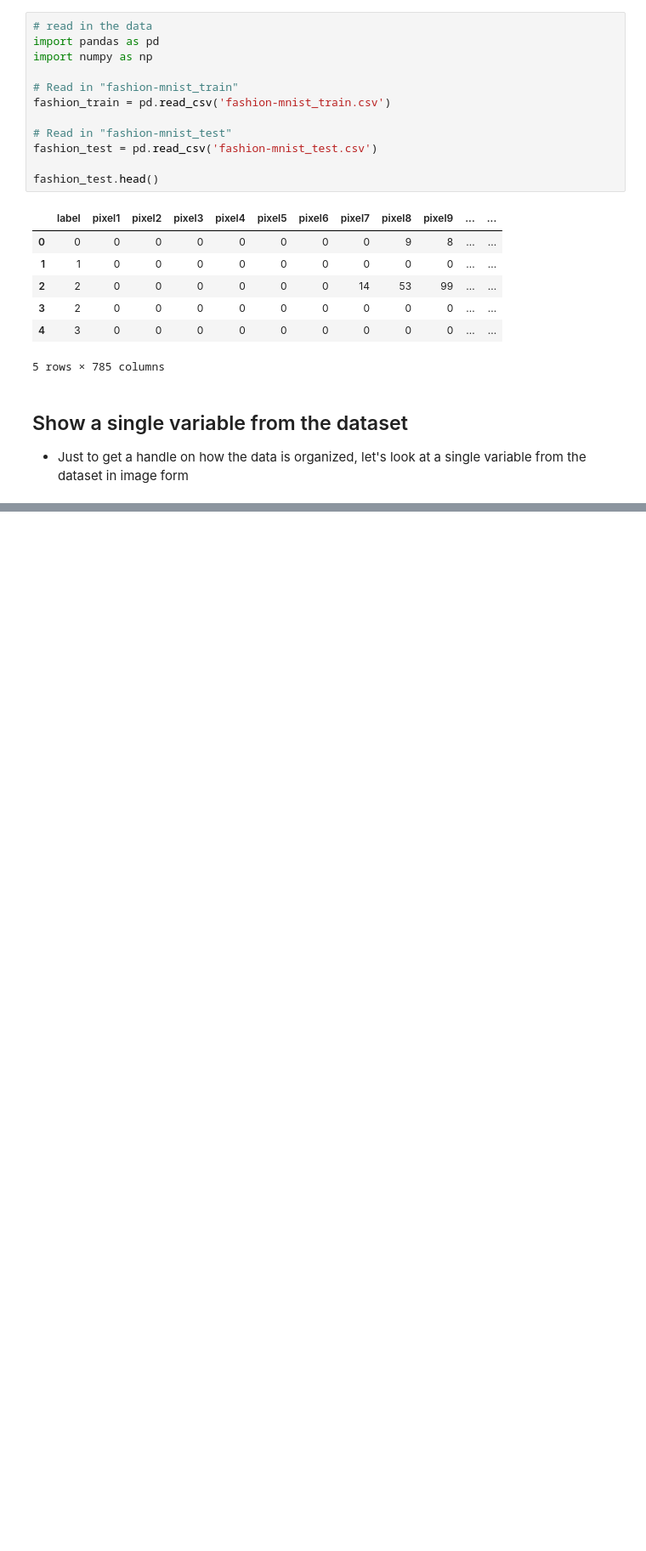
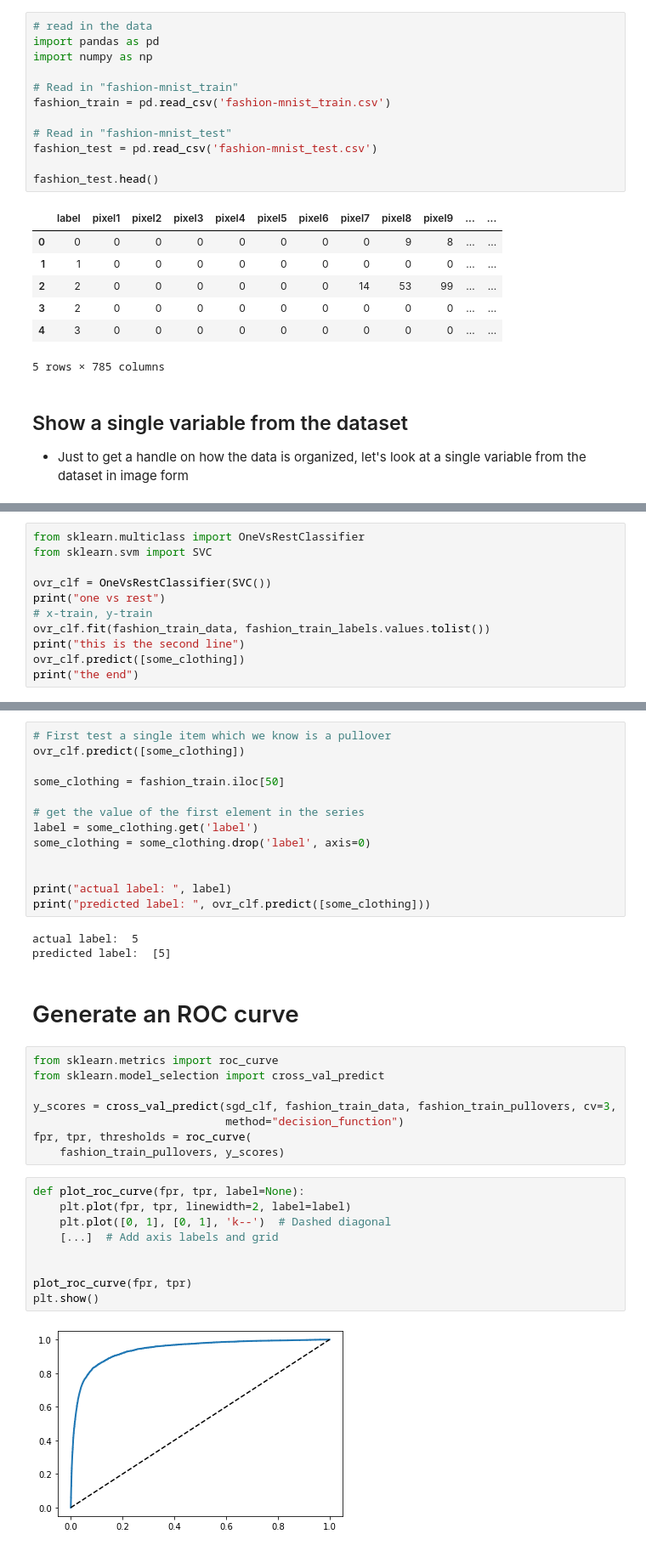
Before and after one commit to Gouldilocks/MNIST-Uber_Classification_AppliedML, a Jupyter notebook: Fashion.ipynb, the cells around one changed output, grey strips where cells are left out. Shown at 85% size. Drawn from its saved outputs; the diff is of its cells as text; blank space fills up the shorter version.

```diff
--- a/Fashion.ipynb
+++ b/Fashion.ipynb
@@ -69,0 +135,11 @@ SGDClassifier(random_state=42)
+# %%
+from sklearn.multiclass import OneVsRestClassifier
+from sklearn.svm import SVC
+
+ovr_clf = OneVsRestClassifier(SVC())
+print("one vs rest")
+# x-train, y-train
+ovr_clf.fit(fashion_train_data, fashion_train_labels.values.tolist())
+print("this is the second line")
+ovr_clf.predict([some_clothing])
+print("the end")
@@ -69,0 +150,37 @@ SGDClassifier(random_state=42)
+# %%
+# First test a single item which we know is a pullover
+ovr_clf.predict([some_clothing])
+
+some_clothing = fashion_train.iloc[50]
+
+# get the value of the first element in the series
+label = some_clothing.get('label')
+some_clothing = some_clothing.drop('label', axis=0)
+
+
+print("actual label: ", label)
+print("predicted label: ", ovr_clf.predict([some_clothing]))
+# %% [output]
+actual label:  5
+predicted label:  [5]
+# %% [markdown]
+# Generate an ROC curve
+# %%
+from sklearn.metrics import roc_curve
+from sklearn.model_selection import cross_val_predict
+
+y_scores = cross_val_predict(sgd_clf, fashion_train_data, fashion_train_pullovers, cv=3,
+                             method="decision_function")
+fpr, tpr, thresholds = roc_curve(
+    fashion_train_pullovers, y_scores)
+# %%
+def plot_roc_curve(fpr, tpr, label=None):
+    plt.plot(fpr, tpr, linewidth=2, label=label)
+    plt.plot([0, 1], [0, 1], 'k--')  # Dashed diagonal
+    [...]  # Add axis labels and grid
+
+
+plot_roc_curve(fpr, tpr)
+plt.show()
+# %% [output]
+[figure, added]
```
Also changed, not shown: parts of 30 cells of this notebook, 2 other files.
